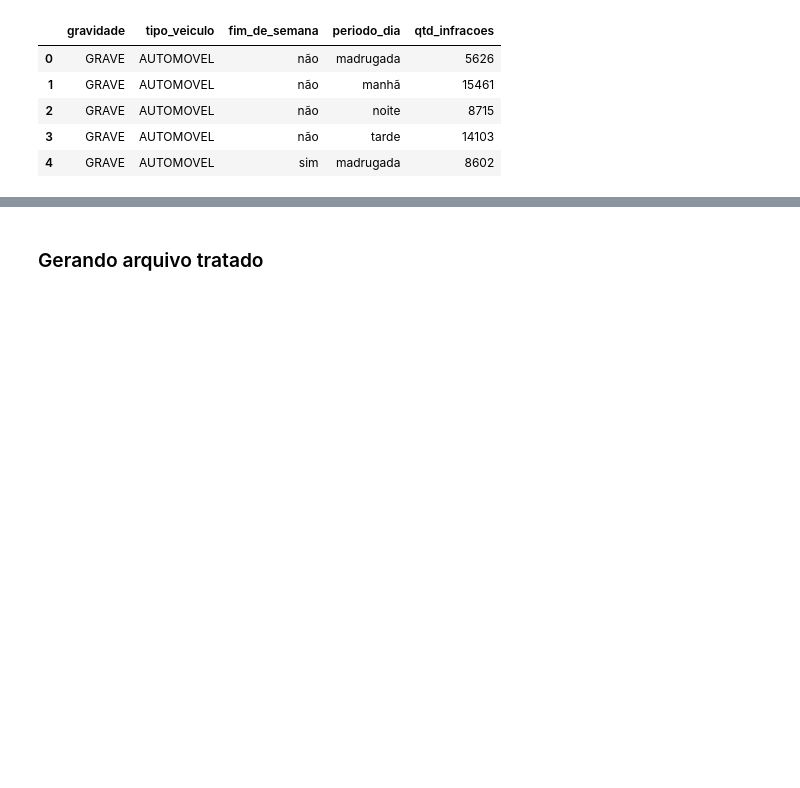
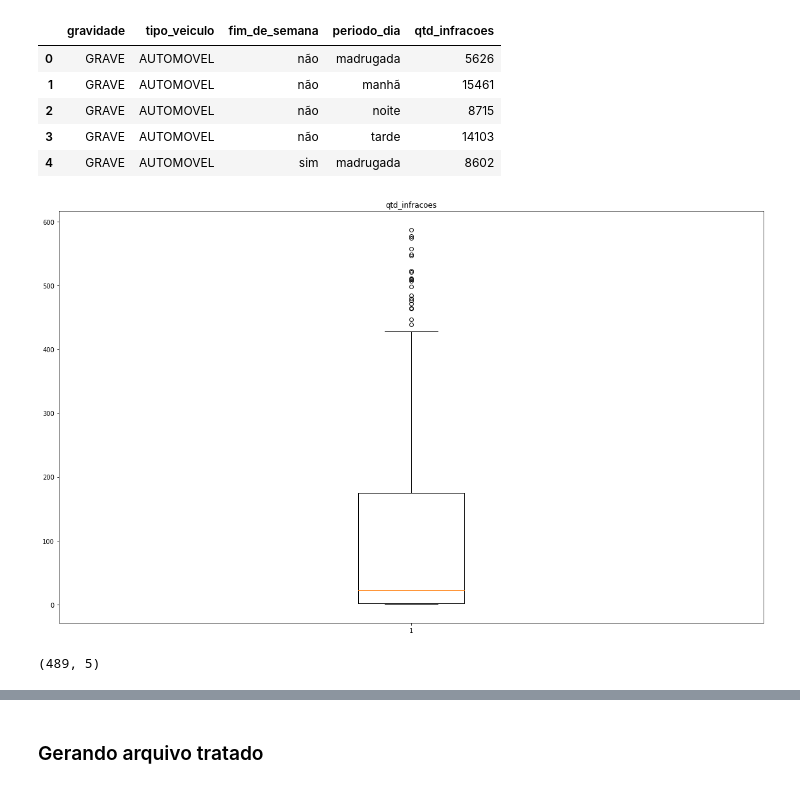
Before and after one commit to yusam/mead2, a Jupyter notebook: autos_de_infracao.ipynb, the cells around one changed output, grey strips where cells are left out. Cells and saved outputs as stored; diff of their text form; code cells hidden in the pictures; blank space fills up the shorter version.

Commit message:
Verificando outliers

```diff
--- a/autos_de_infracao.ipynb
+++ b/autos_de_infracao.ipynb
@@ -482,3 +487,25 @@ infracoes_agrupadas.head()
 | 2 | GRAVE | AUTOMOVEL | não | noite | 8715 |
 | 3 | GRAVE | AUTOMOVEL | não | tarde | 14103 |
 | 4 | GRAVE | AUTOMOVEL | sim | madrugada | 8602 |
+# %%
+## Verificando outliers
+f, ax = plt.subplots(1,1,figsize=(20,12))
+
+for i,row in enumerate(infracoes_agrupadas.describe()):
+    plt.subplot(1,1,i+1)
+    plt.boxplot(infracoes_agrupadas[row])
+    plt.title(row)
+plt.show()
+# %% [output]
+[figure, added]
+# %%
+## Tratando outliers com IQR
+Q1 = infracoes_agrupadas.quantile(0.25)
+Q3 = infracoes_agrupadas.quantile(0.75)
+IQR = Q3 - Q1
+
+print(infracoes_agrupadas.shape)
+
+infracoes_agrupadas = infracoes_agrupadas[~((infracoes_agrupadas < (Q1 - 1.5 * IQR)) |(infracoes_agrupadas > (Q3 + 1.5 * IQR))).any(axis=1)]
+# %% [output]
+(489, 5)
```
Also changed, not shown: parts of 13 cells of this notebook.
